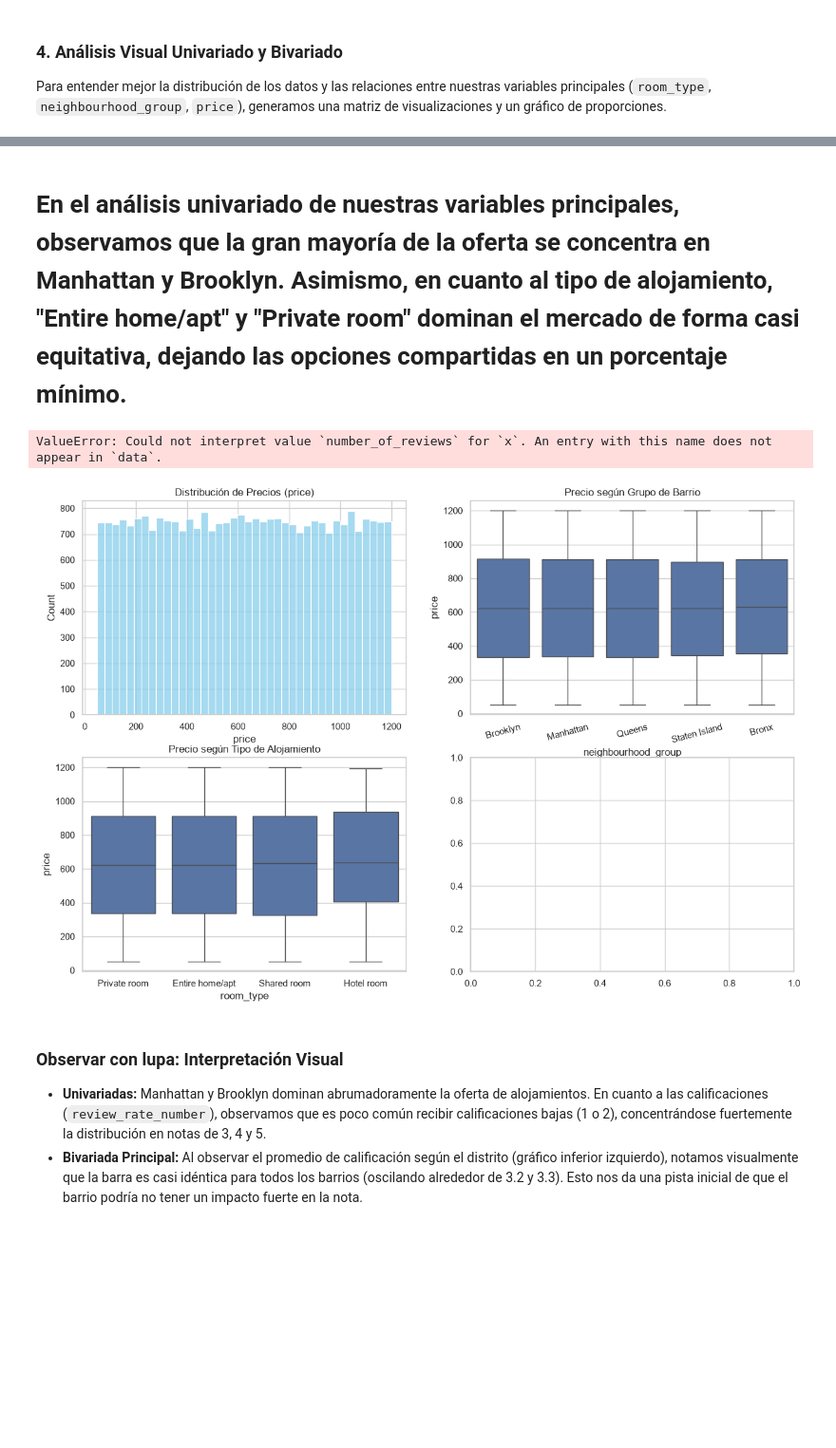
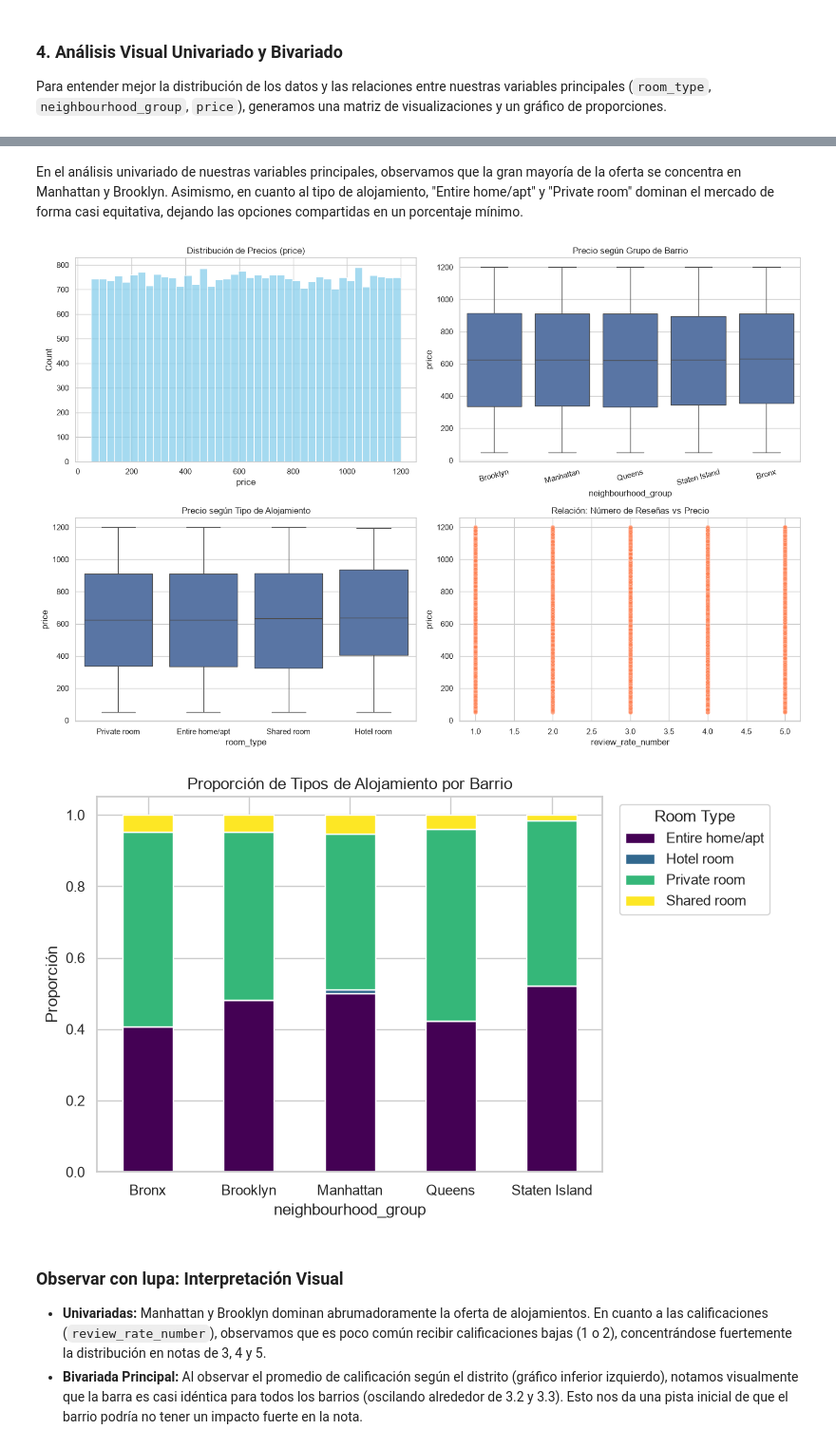
Before and after one commit to MANPROCOOL/Estaca-tom-y-los-holland, a Jupyter notebook: Informe2_.ipynb, the cells around one changed output, grey strips where cells are left out. Shown at 95% size. Saved outputs shown, nothing was run; the diff lists cells and outputs as text; code cells hidden in the pictures; blank space fills up the shorter version.

```diff
--- a/Informe2_.ipynb
+++ b/Informe2_.ipynb
@@ -160,40 +149,40 @@ Passing `palette` without assigning `hue` is deprecated and will be removed in v
 # %% [markdown]
-# En el análisis univariado de nuestras variables principales, observamos que la gran mayoría de la oferta se concentra en Manhattan y Brooklyn. Asimismo, en cuanto al tipo de alojamiento, "Entire home/apt" y "Private room" dominan el mercado de forma casi equitativa, dejando las opciones compartidas en un porcentaje mínimo.
+En el análisis univariado de nuestras variables principales, observamos que la gran mayoría de la oferta se concentra en Manhattan y Brooklyn. Asimismo, en cuanto al tipo de alojamiento, "Entire home/apt" y "Private room" dominan el mercado de forma casi equitativa, dejando las opciones compartidas en un porcentaje mínimo.
 # %%
 fig, axes = plt.subplots(2, 2, figsize=(15, 10))
 
 # 1. Distribución de precios (Univariada)
 sns.histplot(df_clean['price'], bins=40, ax=axes[0,0], color='skyblue')
 axes[0,0].set_title('Distribución de Precios (price)')
 
 # 2. Precio vs Barrio (Bivariada)
 sns.boxplot(data=df_clean, x='neighbourhood_group', y='price', ax=axes[0,1])
 axes[0,1].set_title('Precio según Grupo de Barrio')
 axes[0,1].tick_params(axis='x', rotation=15)
 
 # 3. Precio vs Tipo de Alojamiento (Bivariada)
 sns.boxplot(data=df_clean, x='room_type', y='price', ax=axes[1,0])
 axes[1,0].set_title('Precio según Tipo de Alojamiento')
 
 # 4. Número de reseñas vs Precio (Scatter)
-sns.scatterplot(data=df_clean, x='number_of_reviews', y='price', alpha=0.3, ax=axes[1,1], color='coral')
+sns.scatterplot(data=df_clean, x='review_rate_number', y='price', alpha=0.3, ax=axes[1,1], color='coral')
 axes[1,1].set_title('Relación: Número de Reseñas vs Precio')
 
 plt.tight_layout()
 plt.show()
 
 # Gráfico de barras apiladas (Proporción de room_type por barrio)
 tabla_prop = pd.crosstab(df_clean['neighbourhood_group'], df_clean['room_type'], normalize='index')
 tabla_prop.plot(kind='bar', stacked=True, figsize=(8, 5), colormap='viridis')
 plt.title('Proporción de Tipos de Alojamiento por Barrio')
 plt.ylabel('Proporción')
 plt.xticks(rotation=0)
 plt.legend(title='Room Type', bbox_to_anchor=(1.02, 1), loc='upper left')
 plt.tight_layout()
 plt.show()
 # %% [output]
-ValueError: Could not interpret value `number_of_reviews` for `x`. An entry with this name does not appear in `data`.
-[figure, old version]
+[figure, new version]
+[figure, added]
 # %% [markdown]
 ### Observar con lupa: Interpretación Visual
 * **Univariadas:** Manhattan y Brooklyn dominan abrumadoramente la oferta de alojamientos. En cuanto a las calificaciones (`review_rate_number`), observamos que es poco común recibir calificaciones bajas (1 o 2), concentrándose fuertemente la distribución en notas de 3, 4 y 5.
```
Also changed, not shown: parts of 6 cells of this notebook.
